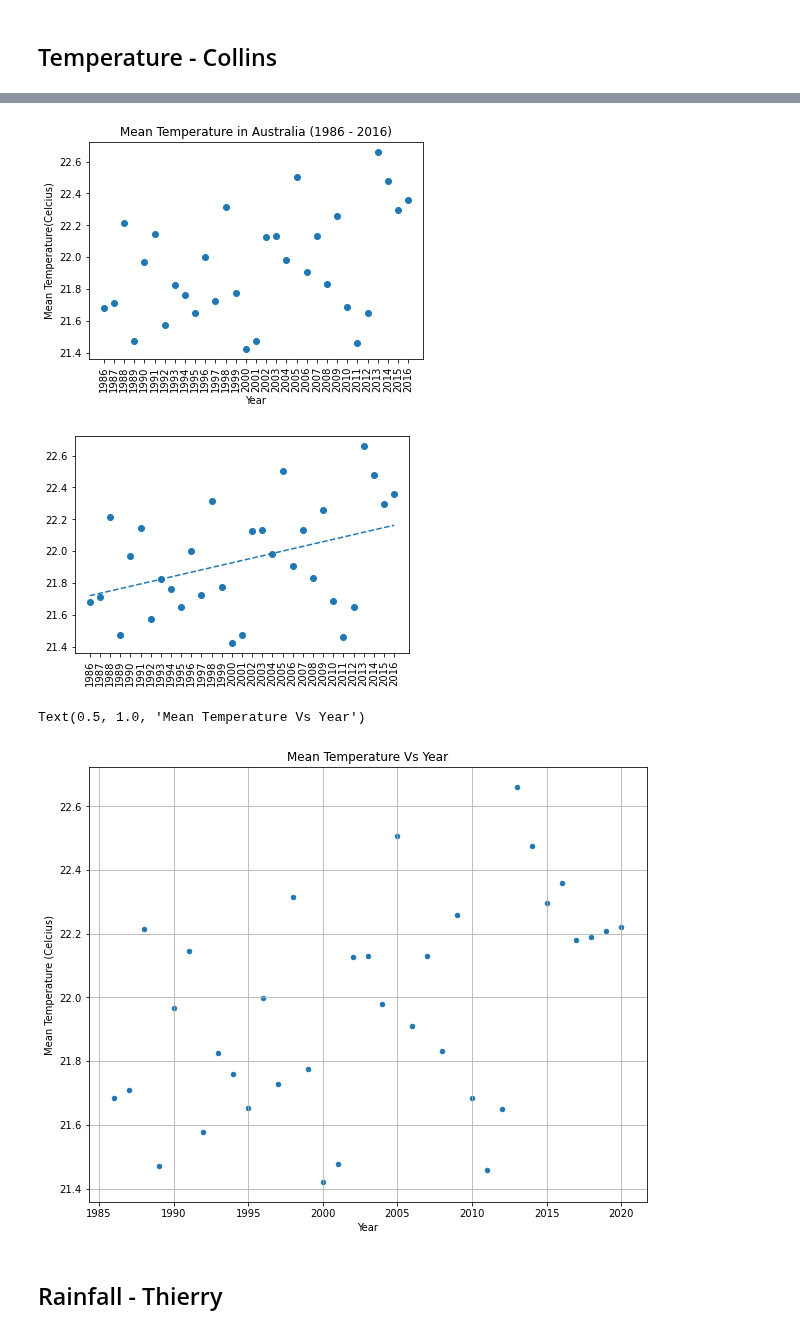
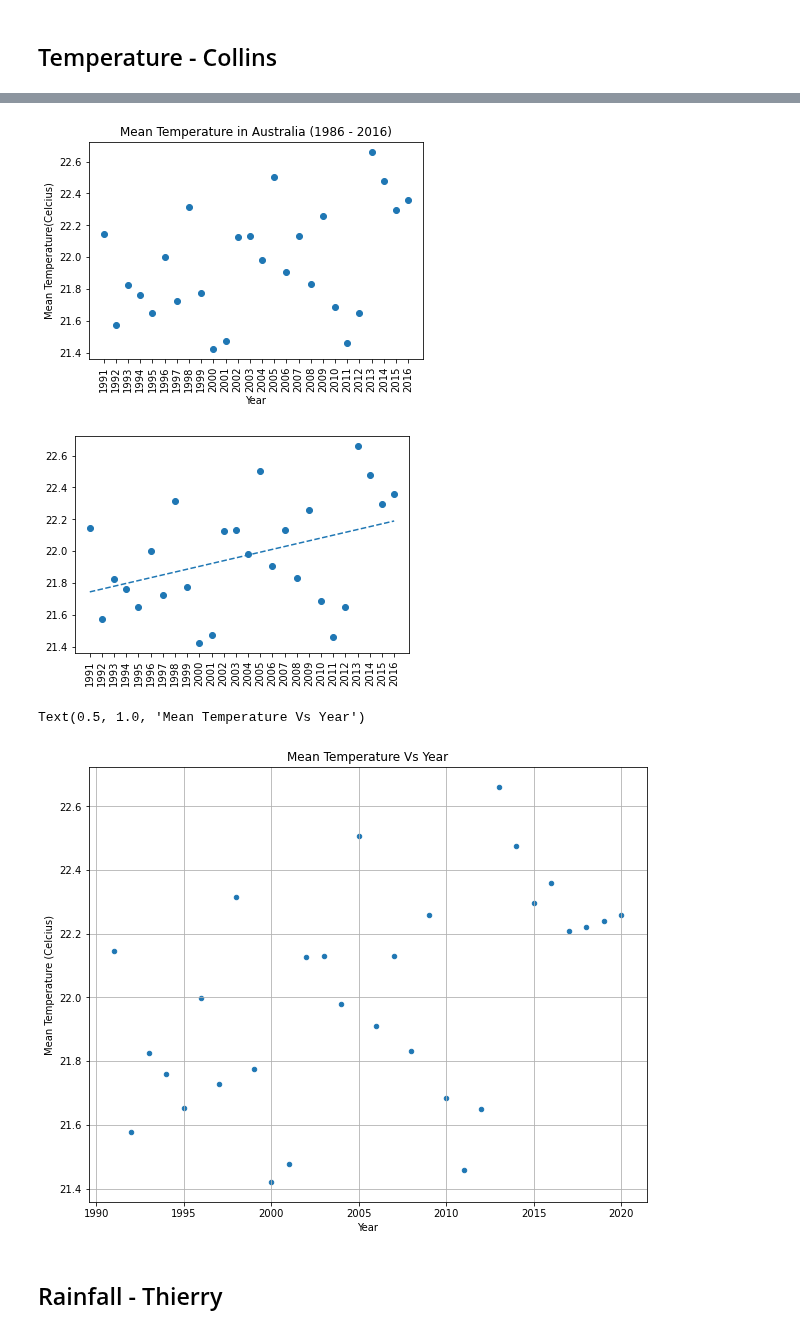
Before and after one commit to thierzon/disney-donut-project, a Jupyter notebook: data_final.ipynb, the cells around one changed output, grey strips where cells are left out. Drawn from its saved outputs; the diff is of its cells as text; code cells hidden in the pictures.

Commit message:
Cleaned data_final.ipynb

```diff
--- a/data_final.ipynb
+++ b/data_final.ipynb
@@ -9,8 +9,8 @@ import os
 ## Temperature - Collins
 # %%
 # Import CSV
-file = 'Resources/avgtemp1901-2016.csv'
-df_temp = pd.read_csv(file)
+csvfile = os.path.join("Resources", "avgtemp1901-2016.csv")
+df_temp = pd.read_csv(csvfile)
 df_temp.head
 
 # Display columns
@@ -32,21 +32,17 @@ del data_temp[' Country']
 del data_temp[' ISO3']
 
 # Filter to 10 year Dataset
-data_temp
-data_temp_1986 = data_temp.loc[data_temp['Year'] > 1985, :]
+data_temp_1991 = data_temp.loc[data_temp['Year'] > 1990, :]
 
 # Reset index
-data_temp_1986_2016 = data_temp_1986.reset_index(drop=True)
-data_temp_1986_2016
+data_temp_1991_2016 = data_temp_1991.reset_index(drop=True)
 
 # Group data by year and display stats
-group_data_temp = data_temp_1986_2016.groupby(data_temp_1986_2016['Year'])
+group_data_temp = data_temp_1991_2016.groupby(data_temp_1991_2016['Year'])
 stats_temp = group_data_temp.describe()
-stats_temp
 
 # Mean for each year
 mean_temperature = group_data_temp.mean()
 
 # Reset Index
 new_mean_temperature = mean_temperature.reset_index()
-new_mean_temperature
@@ -76,7 +54,7 @@ plt.title('Mean Temperature in Australia (1986 - 2016)')
 plt.xticks(new_mean_temperature['Year'], rotation=90)
 plt.savefig('Output/test.jpeg')
 # %% [output]
-[figure, old version]
+[figure, new version]
 # %%
 year = new_mean_temperature['Year']
 m_temperature = new_mean_temperature['Mean Temperature(Celcius)']
@@ -92,7 +70,7 @@ plt.plot(year,t_fit,"--")
 plt.xticks(year, rotation=90)
 plt.show()
 # %% [output]
-[figure, old version]
+[figure, new version]
 # %%
 years = [2017,2018,2019,2020]
 temps=[]
@@ -105,17 +83,17 @@ new_temps = pd.DataFrame({'Year': years,
 'Mean Temperature(Celcius)': temps})
 
 # Append new dataframe to the previous Dataframe
-mean_temp_1986_2020 = new_mean_temperature.append(new_temps, ignore_index=True)
+mean_temp_1991_2020 = new_mean_temperature.append(new_temps, ignore_index=True)
 # %%
-# Scatter graph for 1985 - 2020
-mean_temp_1986_2020.plot(kind='scatter',x='Year',y='Mean Temperature(Celcius)',figsize = (10,8))
+# Scatter graph for 1991 - 2020
+mean_temp_1991_2020.plot(kind='scatter',x='Year',y='Mean Temperature(Celcius)',figsize = (10,8))
 plt.grid(True)
 plt.xlabel('Year')
 plt.ylabel("Mean Temperature (Celcius)")
 plt.title("Mean Temperature Vs Year")
 # %% [output]
 Text(0.5, 1.0, 'Mean Temperature Vs Year')
-[figure, old version]
+[figure, new version]
 # %% [markdown]
 ## Rainfall - Thierry
 # %%
```
Also changed, not shown: parts of 12 cells of this notebook, 2 other files.
